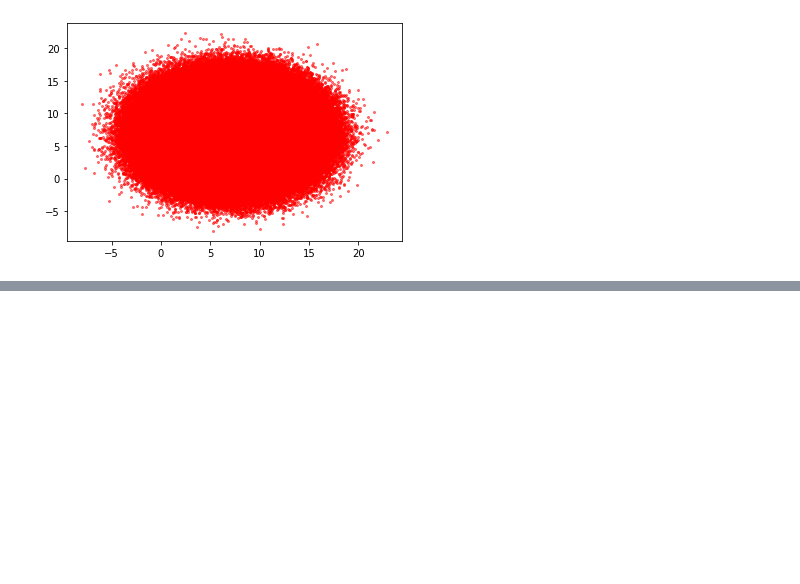
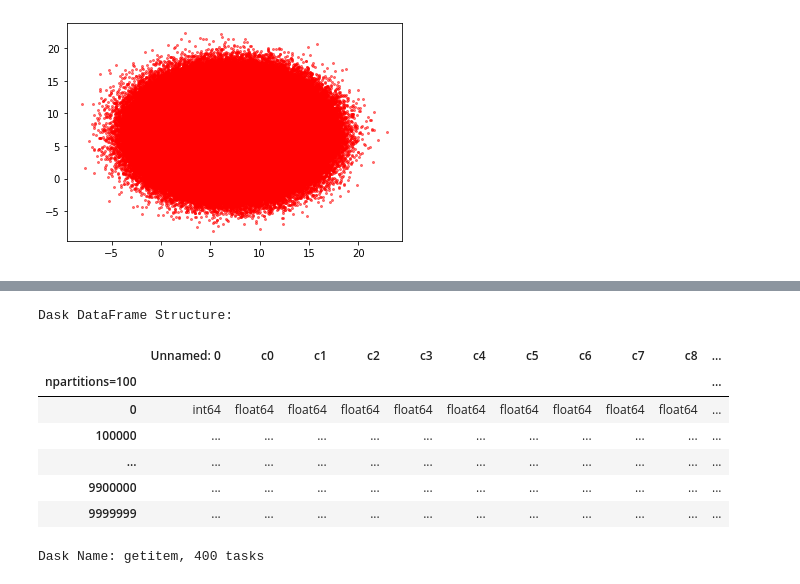
Before and after one commit to ryankarlos/Distributed_processing, a Jupyter notebook: notebooks/vaex_v_dask_io_transformations.ipynb, the cells around one changed output, grey strips where cells are left out. Cells and saved outputs as stored; diff of their text form; code cells hidden in the pictures; blank space fills up the shorter version.

```diff
--- a/notebooks/vaex_v_dask_io_transformations.ipynb
+++ b/notebooks/vaex_v_dask_io_transformations.ipynb
@@ -29,3 +44,5 @@ Wall time: 2min 26s
+# %%
+ddf = dd.from_pandas(pd_df, chunksize=100_000)
 # %% [markdown]
 read directly from hdf5 file would take ms as sorted in column format
 # %%
@@ -225,0 +255,5 @@ array([ 7.49171789,  2.73005933,  6.26755135,  8.6247272 ,  3.78213376,
+# %%
+%%time
+
+ddf[ddf.c1 < 9]
+# %% [output]
@@ -225,0 +262,9 @@ array([ 7.49171789,  2.73005933,  6.26755135,  8.6247272 ,  3.78213376,
+Dask DataFrame Structure:
+|  | Unnamed: 0 | c0 | c1 | c2 | c3 | c4 | c5 | c6 | c7 | c8 | ... |
+| npartitions=100 |  |  |  |  |  |  |  |  |  |  | ... |
+| 0 | int64 | float64 | float64 | float64 | float64 | float64 | float64 | float64 | float64 | float64 | ... |
+| 100000 | ... | ... | ... | ... | ... | ... | ... | ... | ... | ... | ... |
+| ... | ... | ... | ... | ... | ... | ... | ... | ... | ... | ... | ... |
+| 9900000 | ... | ... | ... | ... | ... | ... | ... | ... | ... | ... | ... |
+| 9999999 | ... | ... | ... | ... | ... | ... | ... | ... | ... | ... | ... |
+Dask Name: getitem, 400 tasks
```
Also changed, not shown: parts of 35 cells of this notebook.
